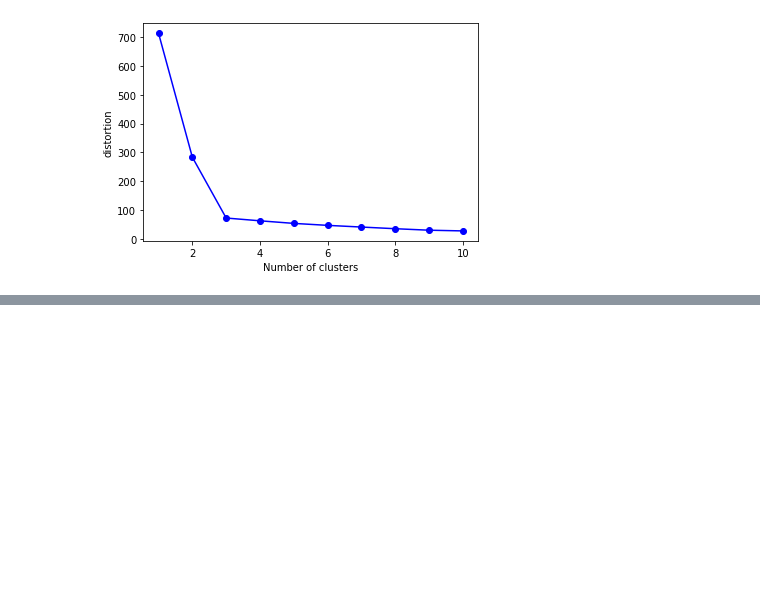
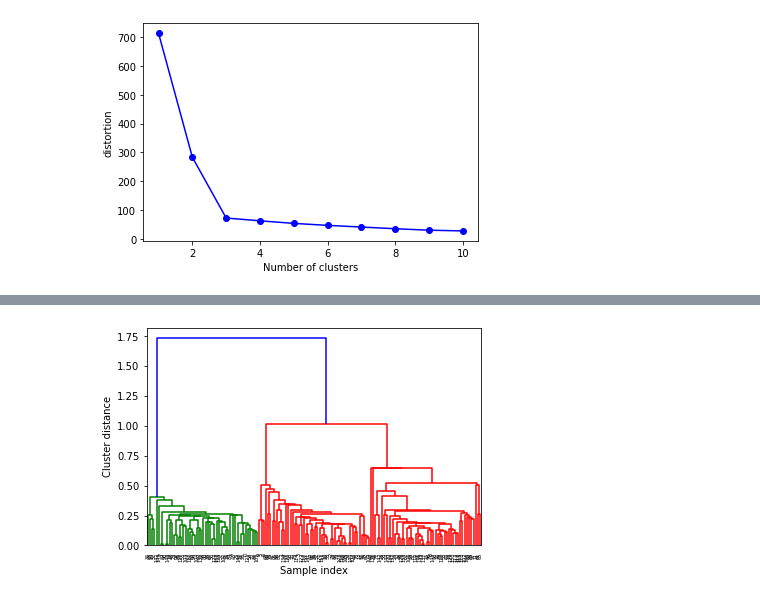
Before and after one commit to a22511234/110-1-SCU-Machine-Learning-Class, a Jupyter notebook: Machine Learning Week 10-Clustering.ipynb, the cells around one changed output, grey strips where cells are left out. Saved outputs shown, nothing was run; the diff lists cells and outputs as text; code cells hidden in the pictures; blank space fills up the shorter version.

```diff
--- a/Machine Learning Week 10-Clustering.ipynb
+++ b/Machine Learning Week 10-Clustering.ipynb
@@ -51,0 +63,11 @@ plt.show()
+# %%
+from scipy.cluster.hierarchy import linkage,dendrogram
+
+Complete = linkage(X,method='single',metric='euclidean')
+dendrogram(Complete)
+ax=plt.gca()
+plt.xlabel("Sample index")
+plt.ylabel("Cluster distance")
+plt.show()
+# %% [output]
+[figure, added]
```
Also changed, not shown: parts of 7 cells of this notebook.
